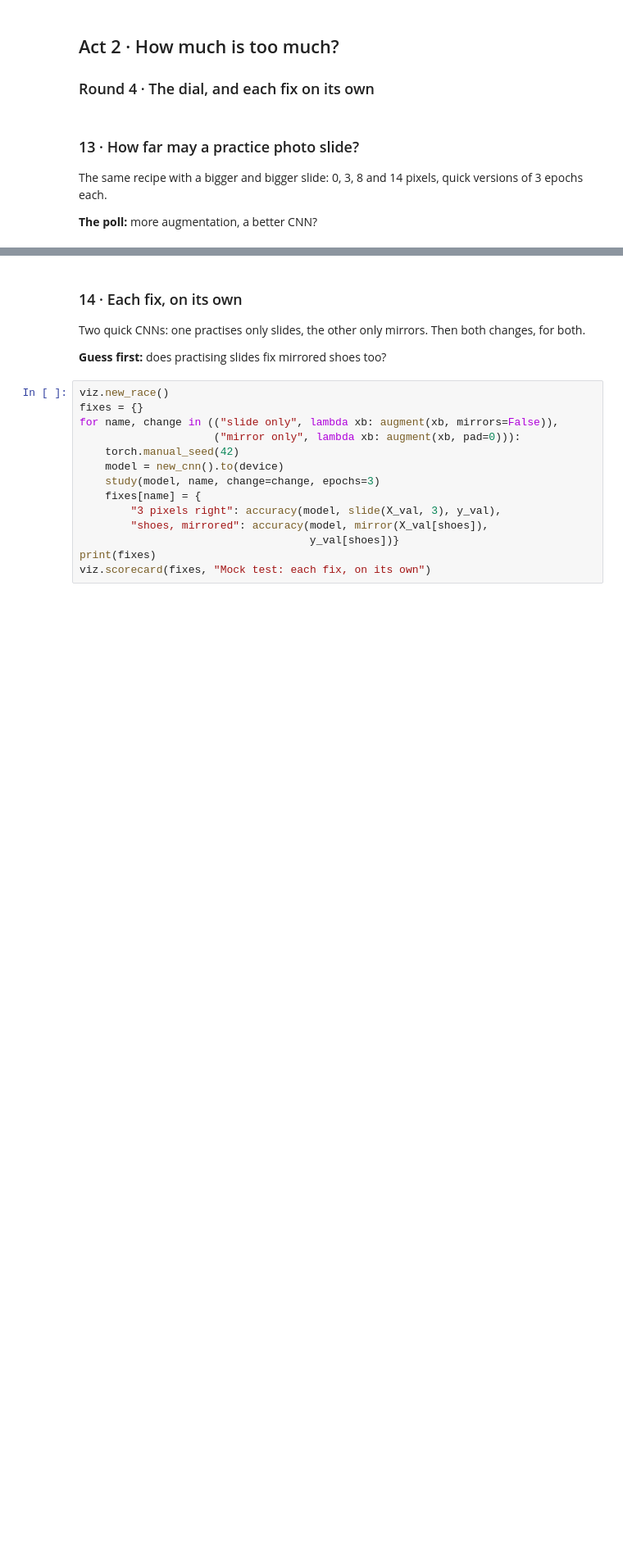
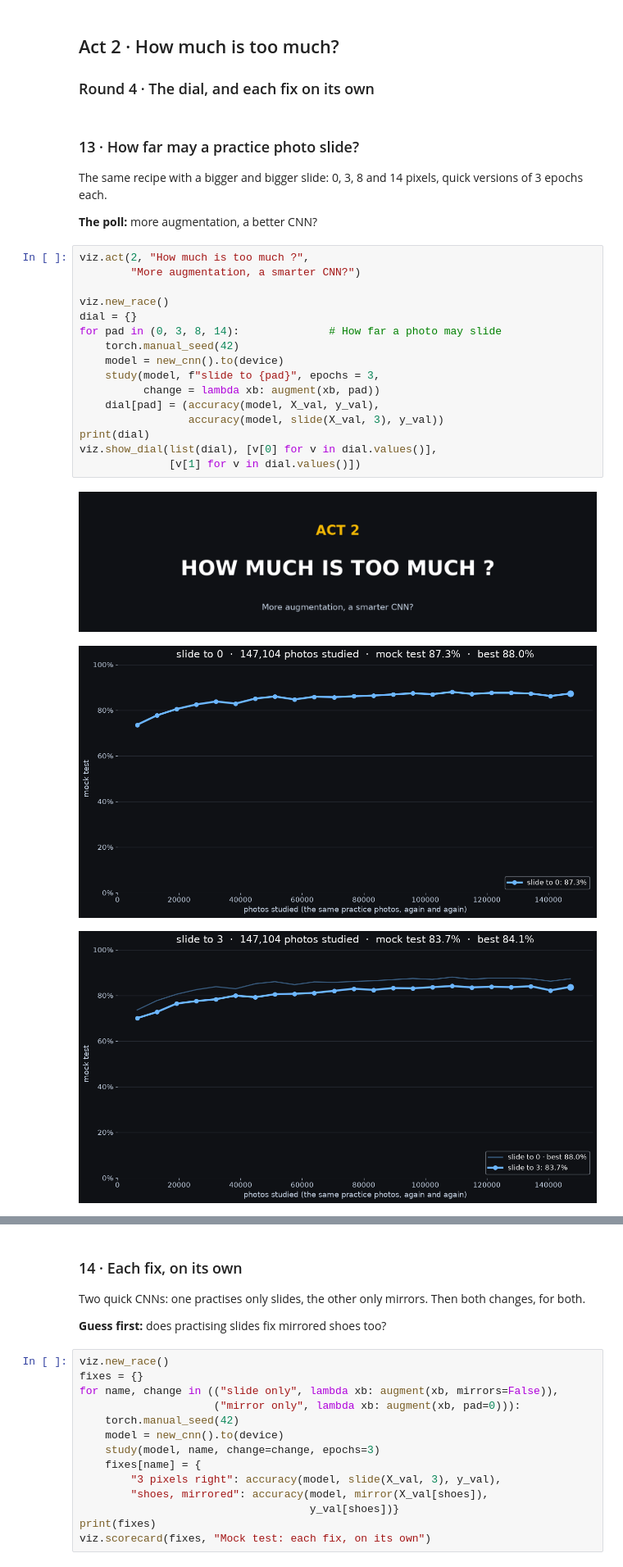
Before and after one commit to optimizer-step/pytorch_series, a Jupyter notebook: ep12_live/ep12_data_augmentation.ipynb, the cells around one changed output, grey strips where cells are left out. Shown at 82% size. Cells and saved outputs as stored; diff of their text form; blank space fills up the shorter version.

```diff
--- a/ep12_live/ep12_data_augmentation.ipynb
+++ b/ep12_live/ep12_data_augmentation.ipynb
@@ -218,3 +268,23 @@ viz.reveal_board([("plain", plain_board, viz.HOT),
 The same recipe with a bigger and bigger slide: 0, 3, 8 and 14 pixels, quick versions of 3 epochs each.
 
 **The poll:** more augmentation, a better CNN?
+# %%
+viz.act(2, "How much is too much ?",
+        "More augmentation, a smarter CNN?")
+
+viz.new_race()
+dial = {}
+for pad in (0, 3, 8, 14):              # How far a photo may slide
+    torch.manual_seed(42)
+    model = new_cnn().to(device)
+    study(model, f"slide to {pad}", epochs = 3,
+          change = lambda xb: augment(xb, pad))
+    dial[pad] = (accuracy(model, X_val, y_val),
+                 accuracy(model, slide(X_val, 3), y_val))
+print(dial)
+viz.show_dial(list(dial), [v[0] for v in dial.values()],
+              [v[1] for v in dial.values()])
+# %% [output]
+[figure, added]
+[figure, added]
+[figure, added]
```
Also changed, not shown: parts of 18 cells of this notebook.
